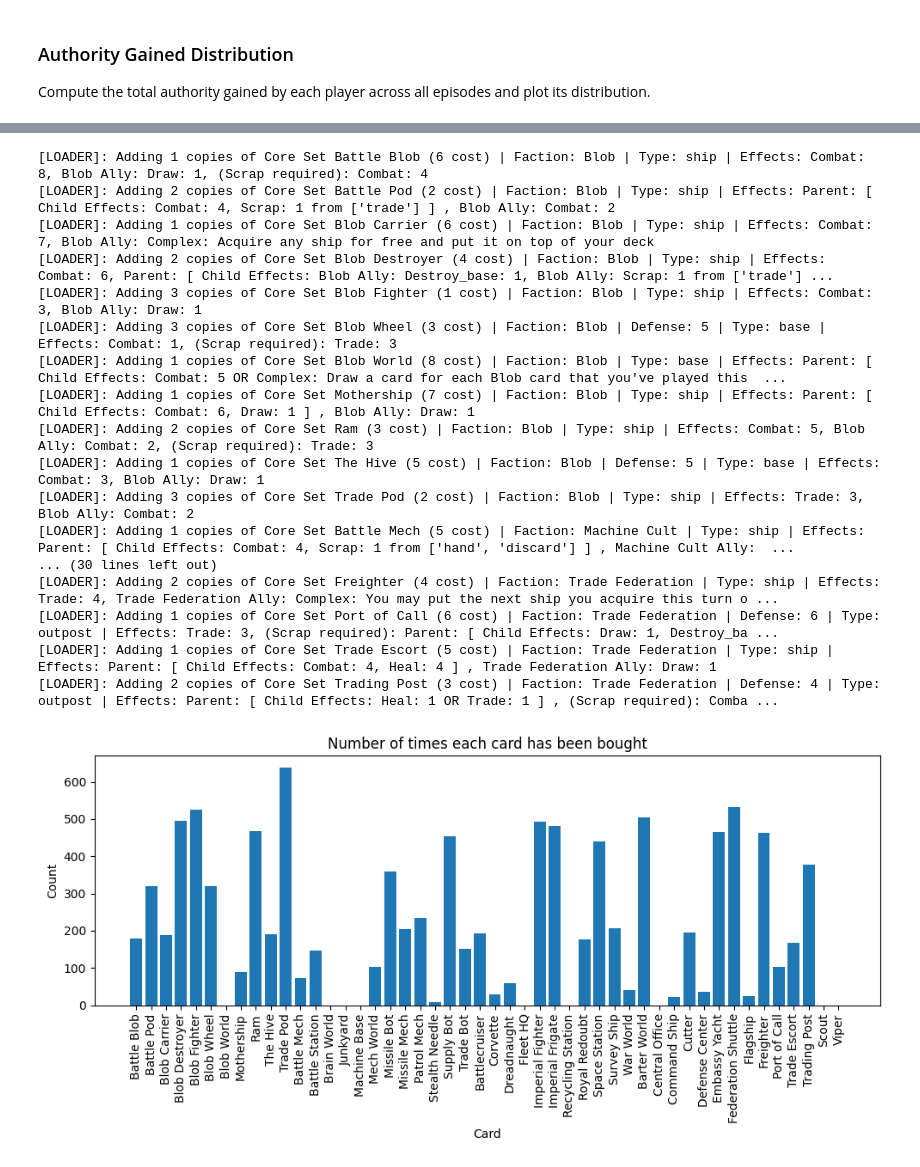
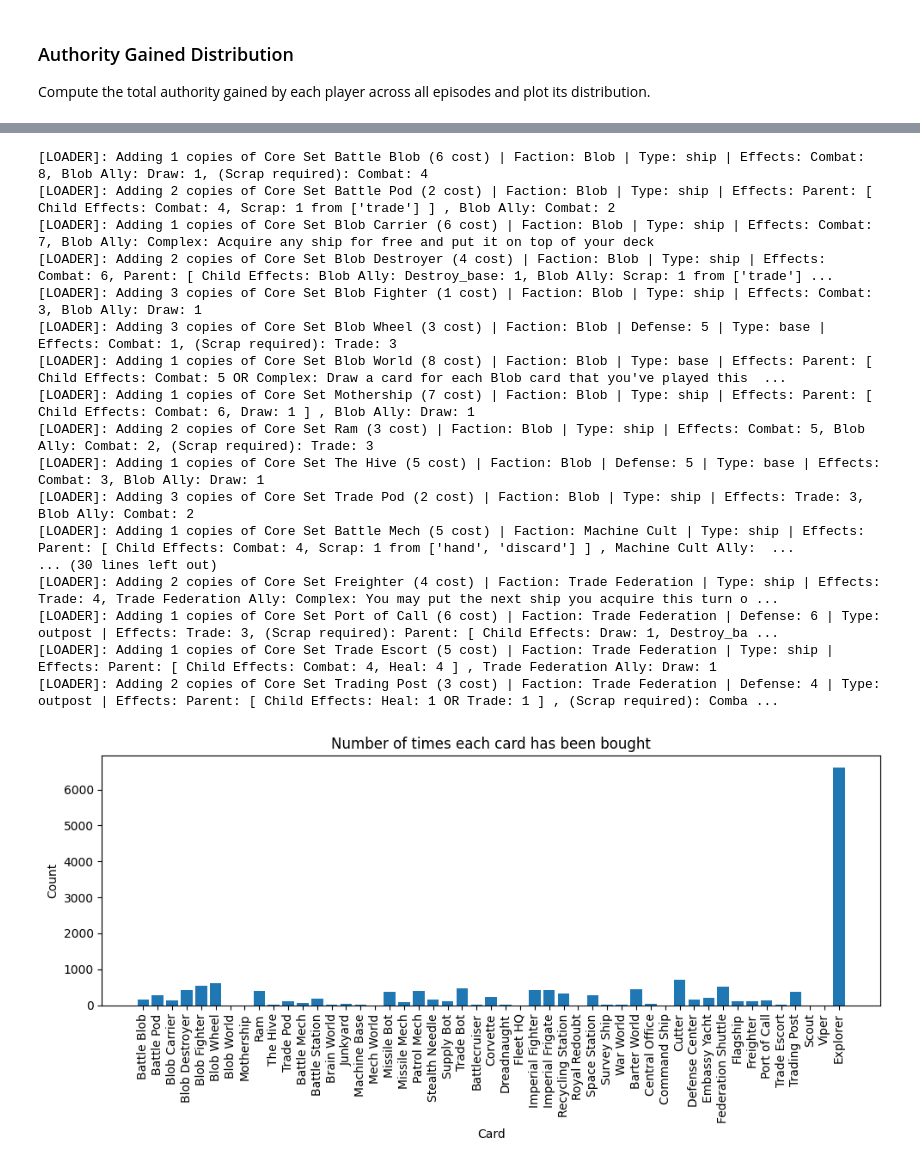
Before and after one commit to TimStewartJ/space-deck-builder, a Jupyter notebook: notebooks/episodes_analyzer.ipynb, the cells around one changed output, grey strips where cells are left out. Cells and saved outputs as stored; diff of their text form; code cells hidden in the pictures.

Commit message:
run explorer games

```diff
--- a/notebooks/episodes_analyzer.ipynb
+++ b/notebooks/episodes_analyzer.ipynb
@@ -107,7 +107,7 @@ buy_counts = Counter()
 play_counts = Counter()
 cards = [card.name for card in load_trade_deck_cards(file_path='../data/cards.csv')]
 cards = list(dict.fromkeys(cards))
-cards += ['Scout', 'Viper']  # Add scout cards to the list
+cards += ['Scout', 'Viper', 'Explorer']  # Add scout cards to the list
 cards_length = len(cards)
 # Define index ranges based on encoding scheme
 start_play = 3
@@ -149,31 +149,31 @@ plt.tight_layout()
 plt.show()
 
 # Plot number of plays per card
 play_values = [play_counts[c] for c in labels]
 plt.figure(figsize=(10, 5))
 plt.bar(labels, play_values)
 plt.title("Number of times each card has been played")
 plt.xlabel("Card")
 plt.ylabel("Count")
 plt.xticks(rotation=90)
 plt.tight_layout()
 plt.show()
 # %% [output]
 [LOADER]: Adding 1 copies of Core Set Battle Blob (6 cost) | Faction: Blob | Type: ship | Effects: Combat: 8, Blob Ally: Draw: 1, (Scrap required): Combat: 4
 [LOADER]: Adding 2 copies of Core Set Battle Pod (2 cost) | Faction: Blob | Type: ship | Effects: Parent: [ Child Effects: Combat: 4, Scrap: 1 from ['trade'] ] , Blob Ally: Combat: 2
 [LOADER]: Adding 1 copies of Core Set Blob Carrier (6 cost) | Faction: Blob | Type: ship | Effects: Combat: 7, Blob Ally: Complex: Acquire any ship for free and put it on top of your deck
 [LOADER]: Adding 2 copies of Core Set Blob Destroyer (4 cost) | Faction: Blob | Type: ship | Effects: Combat: 6, Parent: [ Child Effects: Blob Ally: Destroy_base: 1, Blob Ally: Scrap: 1 from ['trade'] ...
 [LOADER]: Adding 3 copies of Core Set Blob Fighter (1 cost) | Faction: Blob | Type: ship | Effects: Combat: 3, Blob Ally: Draw: 1
 [LOADER]: Adding 3 copies of Core Set Blob Wheel (3 cost) | Faction: Blob | Defense: 5 | Type: base | Effects: Combat: 1, (Scrap required): Trade: 3
 [LOADER]: Adding 1 copies of Core Set Blob World (8 cost) | Faction: Blob | Type: base | Effects: Parent: [ Child Effects: Combat: 5 OR Complex: Draw a card for each Blob card that you've played this  ...
 [LOADER]: Adding 1 copies of Core Set Mothership (7 cost) | Faction: Blob | Type: ship | Effects: Parent: [ Child Effects: Combat: 6, Draw: 1 ] , Blob Ally: Draw: 1
 [LOADER]: Adding 2 copies of Core Set Ram (3 cost) | Faction: Blob | Type: ship | Effects: Combat: 5, Blob Ally: Combat: 2, (Scrap required): Trade: 3
 [LOADER]: Adding 1 copies of Core Set The Hive (5 cost) | Faction: Blob | Defense: 5 | Type: base | Effects: Combat: 3, Blob Ally: Draw: 1
 [LOADER]: Adding 3 copies of Core Set Trade Pod (2 cost) | Faction: Blob | Type: ship | Effects: Trade: 3, Blob Ally: Combat: 2
 [LOADER]: Adding 1 copies of Core Set Battle Mech (5 cost) | Faction: Machine Cult | Type: ship | Effects: Parent: [ Child Effects: Combat: 4, Scrap: 1 from ['hand', 'discard'] ] , Machine Cult Ally:  ...
 ... (30 lines left out)
 [LOADER]: Adding 2 copies of Core Set Freighter (4 cost) | Faction: Trade Federation | Type: ship | Effects: Trade: 4, Trade Federation Ally: Complex: You may put the next ship you acquire this turn o ...
 [LOADER]: Adding 1 copies of Core Set Port of Call (6 cost) | Faction: Trade Federation | Defense: 6 | Type: outpost | Effects: Trade: 3, (Scrap required): Parent: [ Child Effects: Draw: 1, Destroy_ba ...
 [LOADER]: Adding 1 copies of Core Set Trade Escort (5 cost) | Faction: Trade Federation | Type: ship | Effects: Parent: [ Child Effects: Combat: 4, Heal: 4 ] , Trade Federation Ally: Draw: 1
 [LOADER]: Adding 2 copies of Core Set Trading Post (3 cost) | Faction: Trade Federation | Defense: 4 | Type: outpost | Effects: Parent: [ Child Effects: Heal: 1 OR Trade: 1 ] , (Scrap required): Comba ...
-[figure, old version]
+[figure, new version]
```
Also changed, not shown: parts of 5 cells of this notebook, 1 other file.
